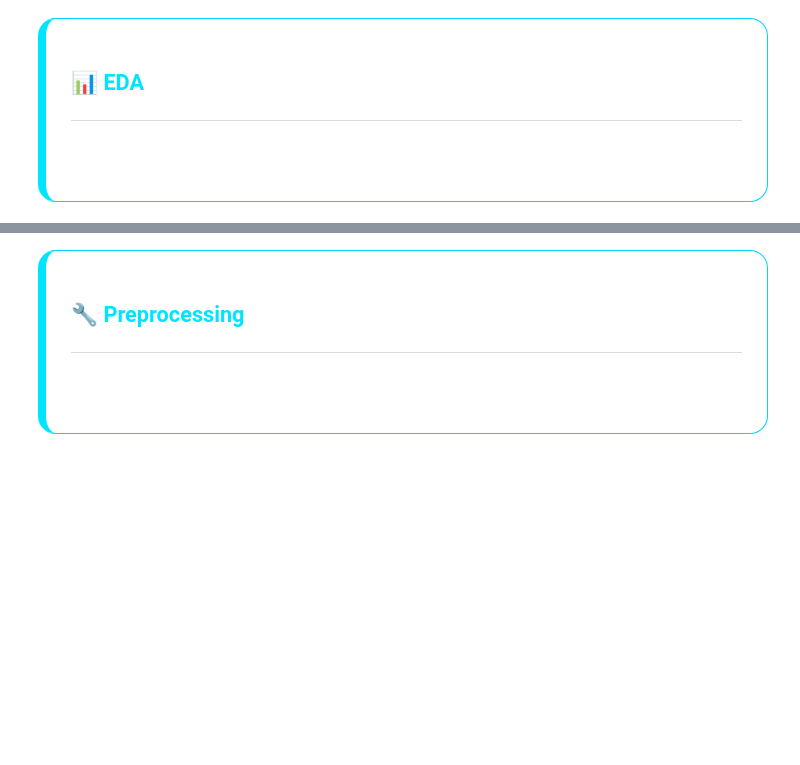
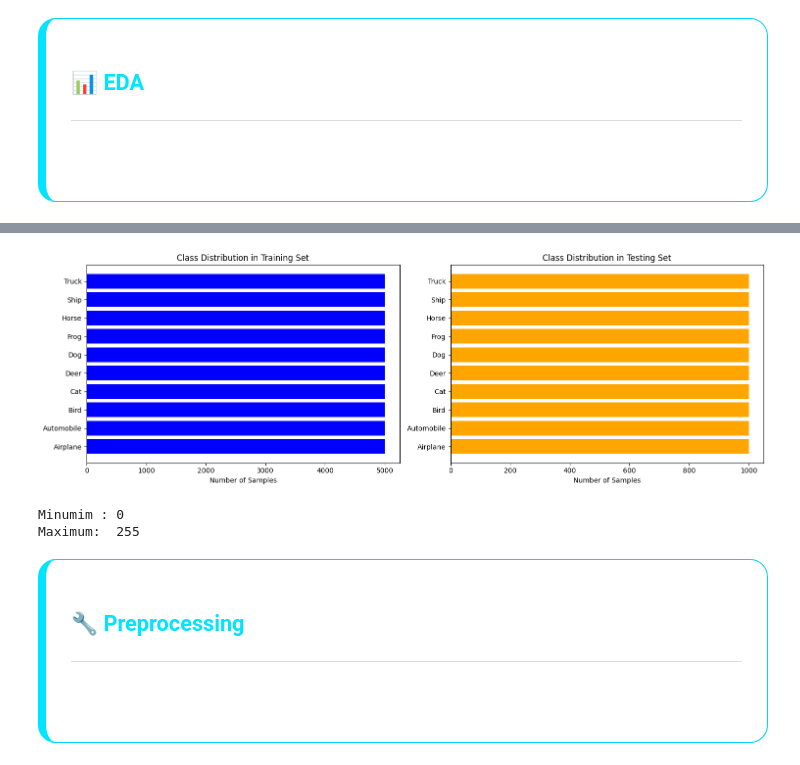
Before and after one commit to isapour0/First-Repository, a Jupyter notebook: CIFAR-10.ipynb, the cells around one changed output, grey strips where cells are left out. Drawn from its saved outputs; the diff is of its cells as text; code cells hidden in the pictures; blank space fills up the shorter version.

```diff
--- a/CIFAR-10.ipynb
+++ b/CIFAR-10.ipynb
@@ -167,3 +252,37 @@ font-family:Segoe UI;
+# %%
+# Define class names
+classes_name = ['Airplane', 'Automobile', 'Bird', 'Cat', 'Deer', 'Dog', 'Frog', 'Horse', 'Ship', 'Truck']
+
+# Class distribution for Training and testing data
+Unique_train, counts_train = np.unique(y_train, return_counts=True)
+Unique_test, counts_test = np.unique(y_test, return_counts=True)
+
+# Set figure size and create subplots
+plt.figure(figsize=(15, 5))
+
+# Plot class distribution for training set
+plt.subplot(1, 2, 1)
+plt.barh(classes_name, counts_train, color='blue')
+plt.xlabel('Number of Samples')
+plt.title('Class Distribution in Training Set')
+
+# Plot class distribution for testing set
+plt.subplot(1, 2, 2)
+plt.barh(classes_name, counts_test, color='orange')
+plt.xlabel('Number of Samples')
+plt.title('Class Distribution in Testing Set')
+
+plt.tight_layout()
+plt.show()
+# %% [output]
+[figure, added]
+# %%
+# Ckecking the range of data values
+print ('Minumim :', X_train.min())
+print ('Maximum: ', X_train.max())
+# %% [output]
+Minumim : 0
+Maximum:  255
 # %% [markdown]
 <div style="
 background:linear-gradient(135deg,#08131f,#0d1b2a,#132238);
```
Also changed, not shown: parts of 25 cells of this notebook.
